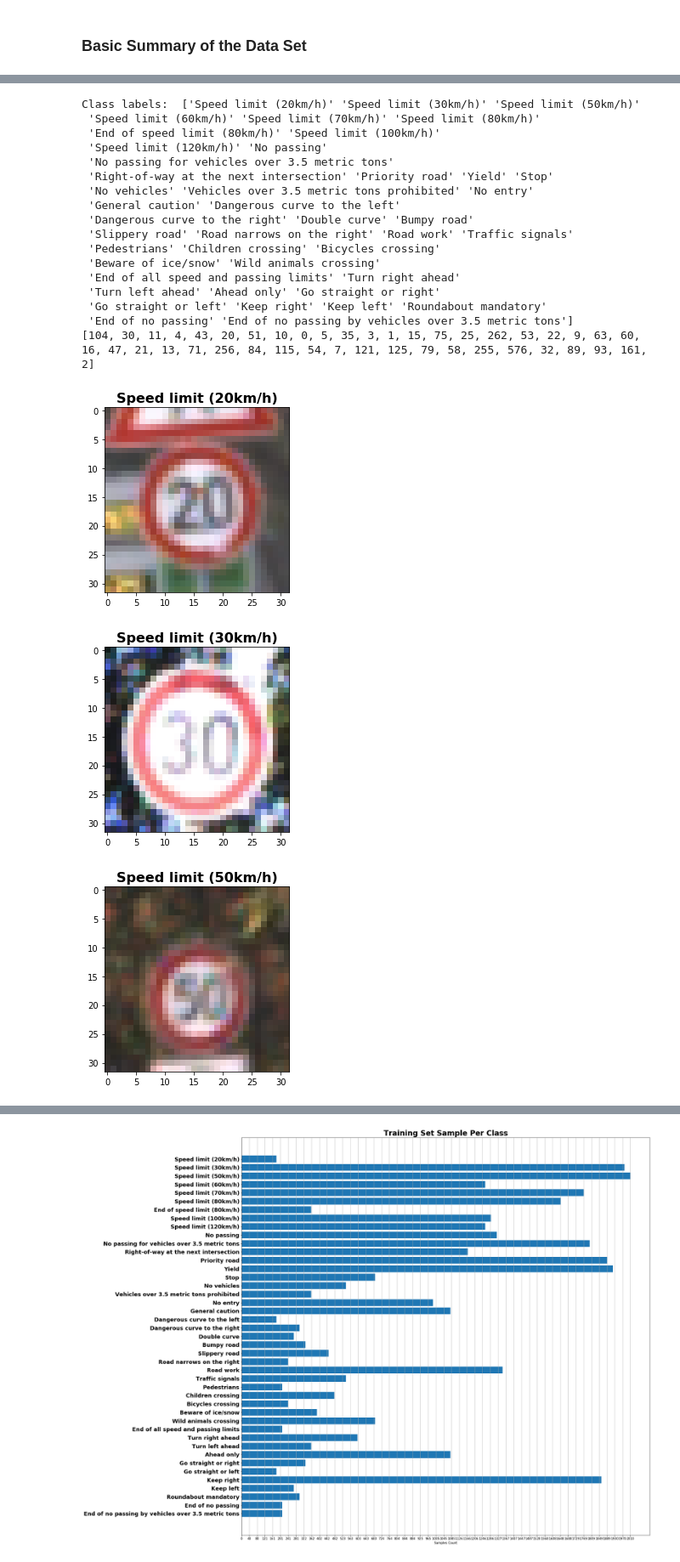
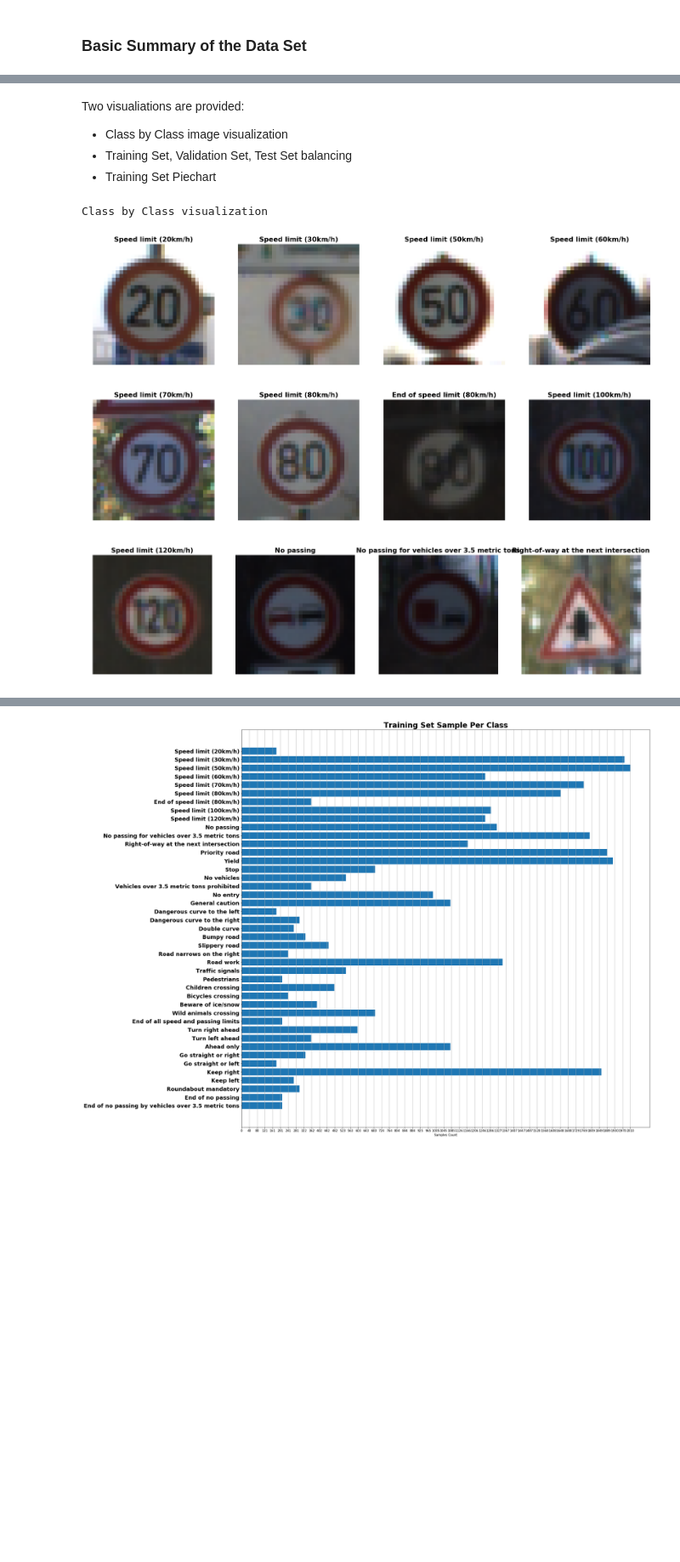
Before and after one commit to danyz91/CarND-Traffic-Sign-Classifier-Project, a Jupyter notebook: Traffic_Sign_Classifier.ipynb, the cells around one changed output, grey strips where cells are left out. Shown at 85% size. Cells and saved outputs as stored; diff of their text form; code cells hidden in the pictures; blank space fills up the shorter version.

```diff
--- a/Traffic_Sign_Classifier.ipynb
+++ b/Traffic_Sign_Classifier.ipynb
@@ -125,16 +119,28 @@ Visualize the German Traffic Signs Dataset using the pickled file(s). This is op
+# %% [markdown]
+Two visualiations are provided:
+
+- Class by Class image visualization
+- Training Set, Validation Set, Test Set balancing
+- Training Set Piechart
 # %%
-### Data exploration visualization code goes here.
+### Class by Class image visualization
 
 def plot_dataset(dataset, labels):
 
+    ROW_SIZE = 11
+    COL_SIZE = 4
+    dataset_index = 0
+    for row in range(ROW_SIZE):
+        col_limit = COL_SIZE if dataset_index + COL_SIZE < len(dataset) else len(dataset) - dataset_index
 
-    for ind,image in enumerate(dataset):
-        f,axes = plt.subplots()
-        axes.imshow(image)
-        if labels is not None:
-            axes.set_title(labels[ind], {'fontsize': 16,'fontweight' : 'bold'})
+        f, axes = plt.subplots(1, col_limit, figsize=(24,24))
 
-    plt.show()
+        for col in range(col_limit):
+            axes[col].imshow(dataset[dataset_index])
+            axes[col].set_title(labels[dataset_index], {'fontsize': 16,'fontweight' : 'bold'})
+            axes[col].axis('off')
+            dataset_index += 1
+
 
 def plot_images(images, labels=None):
     f,axes = plt.subplots(1, len(images), figsize=(24,24))
@@ -144,57 +150,35 @@ def plot_images(images, labels=None):
             if labels is not None:
                 axes[ind].set_title(labels[ind], {'fontsize': 16,'fontweight' : 'bold'})
         else:
             axes[ind].imshow(image)
             if labels is not None:
                 axes[ind].set_title(labels[ind], {'fontsize': 16,'fontweight' : 'bold'})
 
     plt.show()
 
 
 
 # labels loaded as pandas DataFrame
 labels = pd.read_csv('signnames.csv')
 
 labels_idx = labels.index
 labels_cols = labels.columns
 labels_vals = labels.values
 
 class_labels = labels['SignName'].values
 
-print('Class labels: ', class_labels)
-
-#indices = np.random.randint(0, n_train, size=5)
-
 indices = list()
 for index in np.unique(training_set_labels):
     label_indices = np.where(training_set_labels==index)[0]
     indices.append(label_indices[0])
 
-print(indices)
-
 sample_images = training_set_samples_loaded[indices]
 sample_labels = class_labels[training_set_labels[indices]]
 
+print('Class by Class visualization')
 plot_dataset(sample_images, sample_labels)
-#plot_images(sample_images, sample_labels)
 # %% [output]
-Class labels:  ['Speed limit (20km/h)' 'Speed limit (30km/h)' 'Speed limit (50km/h)'
- 'Speed limit (60km/h)' 'Speed limit (70km/h)' 'Speed limit (80km/h)'
- 'End of speed limit (80km/h)' 'Speed limit (100km/h)'
- 'Speed limit (120km/h)' 'No passing'
- 'No passing for vehicles over 3.5 metric tons'
- 'Right-of-way at the next intersection' 'Priority road' 'Yield' 'Stop'
- 'No vehicles' 'Vehicles over 3.5 metric tons prohibited' 'No entry'
- 'General caution' 'Dangerous curve to the left'
- 'Dangerous curve to the right' 'Double curve' 'Bumpy road'
- 'Slippery road' 'Road narrows on the right' 'Road work' 'Traffic signals'
- 'Pedestrians' 'Children crossing' 'Bicycles crossing'
- 'Beware of ice/snow' 'Wild animals crossing'
- 'End of all speed and passing limits' 'Turn right ahead'
- 'Turn left ahead' 'Ahead only' 'Go straight or right'
- 'Go straight or left' 'Keep right' 'Keep left' 'Roundabout mandatory'
- 'End of no passing' 'End of no passing by vehicles over 3.5 metric tons']
-[104, 30, 11, 4, 43, 20, 51, 10, 0, 5, 35, 3, 1, 15, 75, 25, 262, 53, 22, 9, 63, 60, 16, 47, 21, 13, 71, 256, 84, 115, 54, 7, 121, 125, 79, 58, 255, 576, 32, 89, 93, 161, 2]
+Class by Class visualization
-[figure, old version]
+[figure, new version]
-[figure, old version]
+[figure, new version]
-[figure, old version]
+[figure, new version]
```
Also changed, not shown: parts of 35 cells of this notebook, 24 other files.
